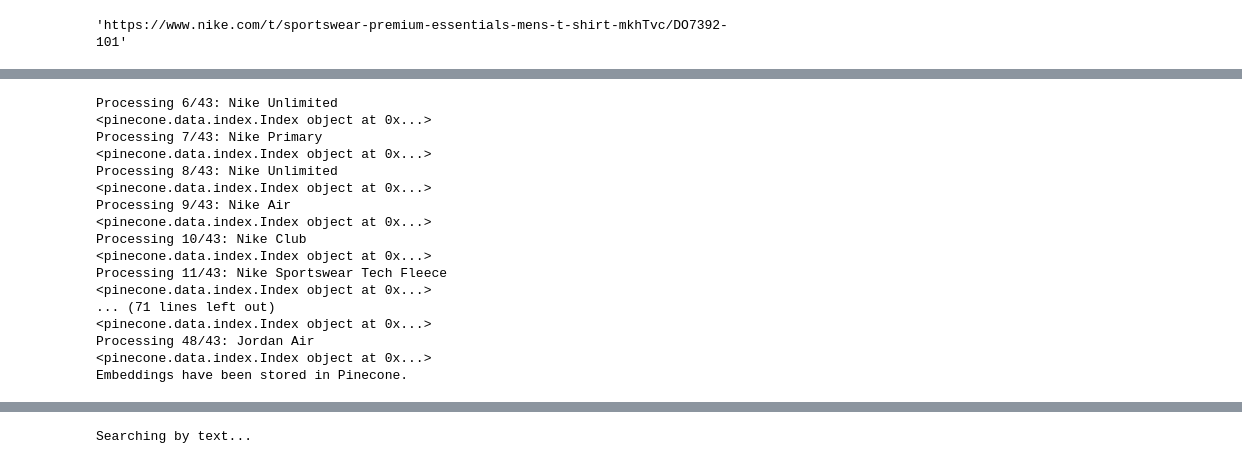
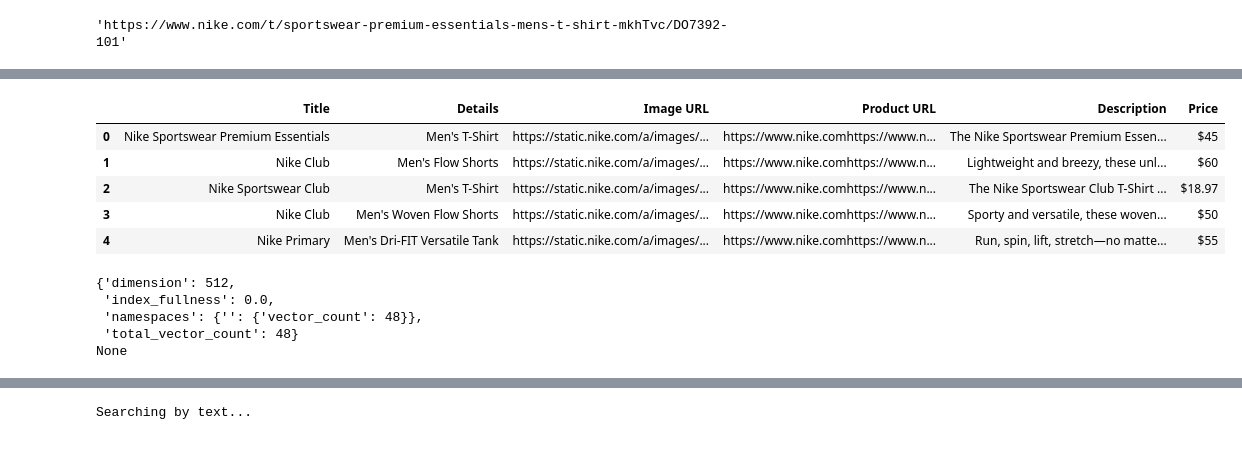
Before and after one commit to deveshcode/shopping-multimodal-rag, a Jupyter notebook: data-pipeline-test.ipynb, the cells around one changed output, grey strips where cells are left out. Drawn from its saved outputs; the diff is of its cells as text; code cells hidden in the pictures.

```diff
--- a/data-pipeline-test.ipynb
+++ b/data-pipeline-test.ipynb
@@ -419,26 +422,32 @@ Downloading pinecone-4.0.0-py3-none-any.whl (214 kB)
 Installing collected packages: pinecone
 Successfully installed pinecone-4.0.0
+# %%
+import pandas as pd
+df=pd.read_csv('nike_mens_clothing_with_additional_data.csv')
+df.head()
+# %% [output]
+|  | Title | Details | Image URL | Product URL | Description | Price |
+| 0 | Nike Sportswear Premium Essentials | Men's T-Shirt | https://static.nike.com/a/images/... | https://www.nike.comhttps://www.n... | The Nike Sportswear Premium Essen... | $45 |
+| 1 | Nike Club | Men's Flow Shorts | https://static.nike.com/a/images/... | https://www.nike.comhttps://www.n... | Lightweight and breezy, these unl... | $60 |
+| 2 | Nike Sportswear Club | Men's T-Shirt | https://static.nike.com/a/images/... | https://www.nike.comhttps://www.n... | The Nike Sportswear Club T-Shirt ... | $18.97 |
+| 3 | Nike Club | Men's Woven Flow Shorts | https://static.nike.com/a/images/... | https://www.nike.comhttps://www.n... | Sporty and versatile, these woven... | $50 |
+| 4 | Nike Primary | Men's Dri-FIT Versatile Tank | https://static.nike.com/a/images/... | https://www.nike.comhttps://www.n... | Run, spin, lift, stretch—no matte... | $55 |
 # %%
-import os
-import pandas as pd
-import requests
-from PIL import Image
-from io import BytesIO
-import torch
-# import torchvision.transforms as transforms
-from transformers import CLIPProcessor, CLIPModel
-from pinecone import Pinecone, ServerlessSpec
-
 # Load the CSV file
 df = pd.read_csv('nike_mens_clothing_with_additional_data.csv')
-df = df[5:] # Limit the number of products for demonstration
+
+#df['textual']=df['Details'] + ' ' + df['Description'] + ' ' + df['Price']
+df['textual']= df['Title'] + ' ' + df['Details'] + ' '+ df['Description']  + ' '+ 'Price' +'  '+ df['Price']
+#embedding len issue (max 81)
+#df = df[5:] # Limit the number of products for demonstration
 
 # Initialize Pinecone with the new API
 pc = Pinecone(
-    api_key=os.getenv("PINECONE_API_KEY"),
+    api_key="",
 )
+pc.delete_index("nike-inventory-storage")
 # Create Pinecone index
-index_name = "nike-inventory"
+index_name = "nike-inventory-storage"
 if index_name not in pc.list_indexes().names():
     pc.create_index(
         name=index_name,
@@ -453,9 +462,11 @@ if index_name not in pc.list_indexes().names():
 # Connect to the index
 index = pc.Index(index_name)
 
+model_ID="openai/clip-vit-base-patch32"
 # Load CLIP model and processor
-model = CLIPModel.from_pretrained("openai/clip-vit-base-patch32")
-processor = CLIPProcessor.from_pretrained("openai/clip-vit-base-patch32")
+model = CLIPModel.from_pretrained(model_ID)
+processor = CLIPProcessor.from_pretrained(model_ID)
+tokenizer = CLIPTokenizer.from_pretrained(model_ID)
 
 # Define a function to get the image embeddings
 def get_image_embedding(image_url):
@@ -466,11 +477,19 @@ def get_image_embedding(image_url):
         embeddings = model.get_image_features(**inputs).numpy().flatten()
     return embeddings
 
+
+
+
+
+
+
+
 # Loop through each row and process the image
 for ind, row in df.iterrows():
     print(f"Processing {ind + 1}/{len(df)}: {row['Title']}")
     image_url = row['Image URL']
     embedding = get_image_embedding(image_url)
+    # text_embedding=get_text_embeddings(row['textual'])
 
     # Create a vector with the embedding
     vector = {
@@ -481,29 +500,20 @@ for ind, row in df.iterrows():
             'Details': row['Details'],
             'Description': row['Description'],
             'Price': row['Price'],
-            'Product URL': row['Product URL']
+            'Product URL': row['Product URL'],
+            'Image URL':row['Image URL']
         }
     }
     print(index)
     # Upsert the vector into Pinecone
     index.upsert([vector])
 
-print("Embeddings have been stored in Pinecone.")
+print("Image Embeddings have been stored in Pinecone.")
-# %% [output]
-Processing 6/43: Nike Unlimited
-<pinecone.data.index.Index object at 0x...>
-Processing 7/43: Nike Primary
-<pinecone.data.index.Index object at 0x...>
-Processing 8/43: Nike Unlimited
-<pinecone.data.index.Index object at 0x...>
-Processing 9/43: Nike Air
-<pinecone.data.index.Index object at 0x...>
-Processing 10/43: Nike Club
-<pinecone.data.index.Index object at 0x...>
-Processing 11/43: Nike Sportswear Tech Fleece
-<pinecone.data.index.Index object at 0x...>
-... (71 lines left out)
-<pinecone.data.index.Index object at 0x...>
-Processing 48/43: Jordan Air
-<pinecone.data.index.Index object at 0x...>
-Embeddings have been stored in Pinecone.
+# %%
+print(print(index.describe_index_stats()))
+# %% [output]
+{'dimension': 512,
+ 'index_fullness': 0.0,
+ 'namespaces': {'': {'vector_count': 48}},
+ 'total_vector_count': 48}
+None
```
Also changed, not shown: parts of 3 cells of this notebook, 6 other files.
